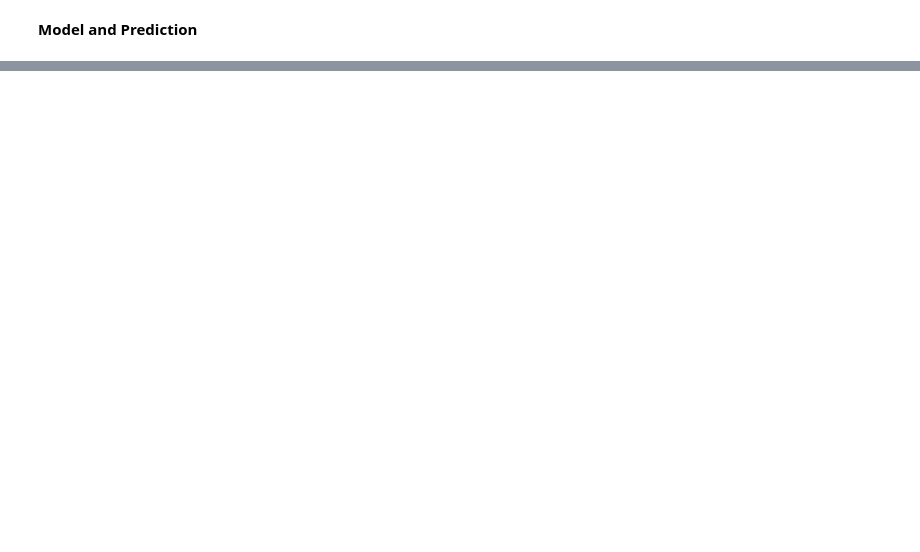
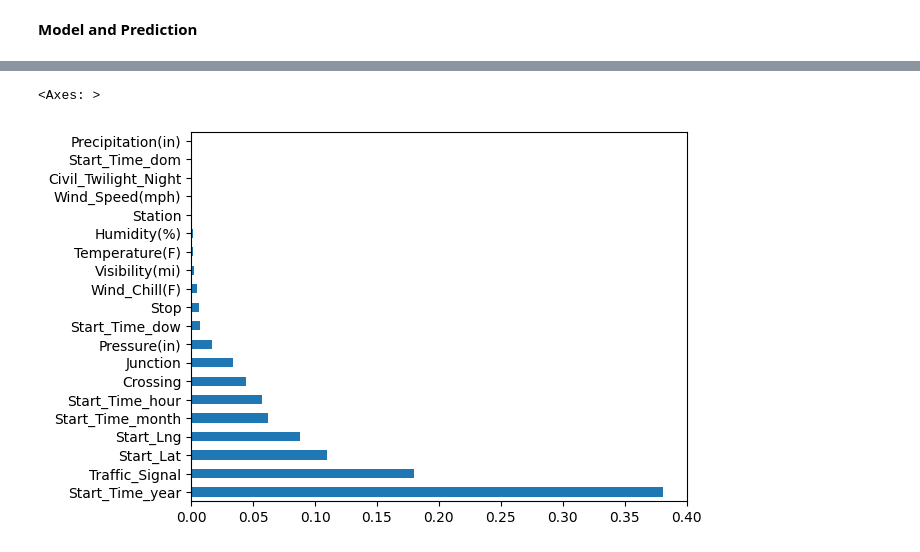
Before and after one commit to Jaredwinn77/Math-302-project, a Jupyter notebook: data.ipynb, the cells around one changed output, grey strips where cells are left out. Drawn from its saved outputs; the diff is of its cells as text; code cells hidden in the pictures; blank space fills up the shorter version.

Commit message:
Added Predictions and more cleaning

```diff
--- a/data.ipynb
+++ b/data.ipynb
@@ -425,0 +468,6 @@ Temporal distribution
+# %%
+y = df['score']
+# Drop score
+x = df.drop(columns=['score'])
+# One hot encode Civil Twilight
+x = pd.get_dummies(x, drop_first=True)
@@ -425,0 +478,2 @@ Temporal distribution
+# %%
+xtrain, xtest, ytrain, ytest = train_test_split(x,y, test_size=0.2, random_state=7)
@@ -446,2 +503,8 @@ We have qualitatively analyzed our data with figures, now we will explore quanti
 # %%
 # Cells for building models and making predictions
+from sklearn.ensemble import RandomForestRegressor
+from sklearn.metrics import mean_squared_error
+rf = RandomForestRegressor(n_estimators=200, max_depth=10, random_state=7, n_jobs=-1)
+rf.fit(xtrain, ytrain)
+pred = rf.predict(xtest)
+mse = mean_squared_error(ytest, pred)
@@ -447,0 +515,3 @@ We have qualitatively analyzed our data with figures, now we will explore quanti
+# %%
+importances = pd.Series(rf.feature_importances_, index=xtrain.columns)
+importances.sort_values(ascending=False).head(20)
@@ -447,0 +536,5 @@ We have qualitatively analyzed our data with figures, now we will explore quanti
+# %%
+importances.sort_values(ascending=False).head(20).plot(kind='barh')
+# %% [output]
+<Axes: >
+[figure, added]
```
Also changed, not shown: parts of 36 cells of this notebook.
